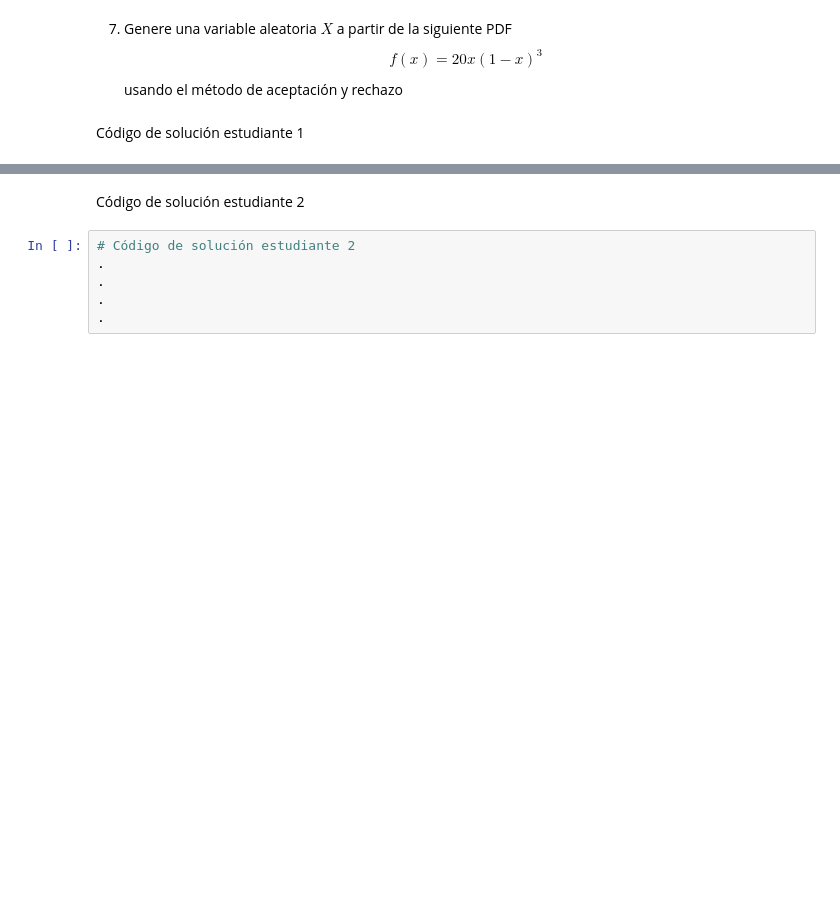
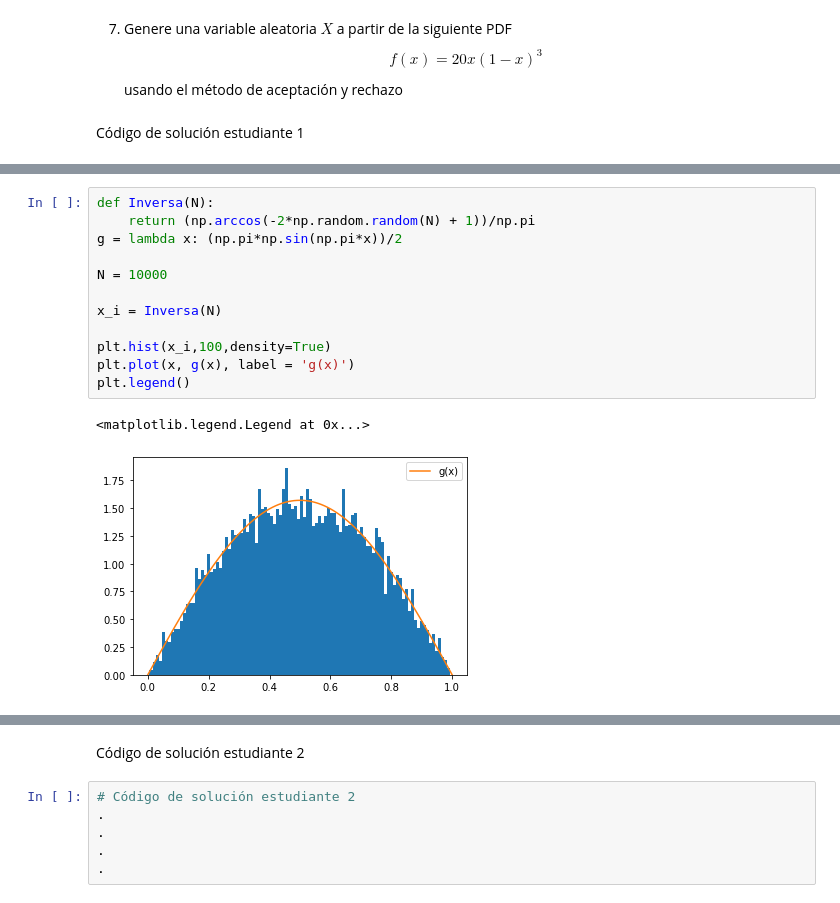
Before and after one commit to Kike14/ProyectoConjunto_EJRodriguez_LABarriga, a Jupyter notebook: ProyectoConjunto_EJRodriguez_LABarriga.ipynb, the cells around one changed output, grey strips where cells are left out. Drawn from its saved outputs; the diff is of its cells as text; blank space fills up the shorter version.

```diff
--- a/ProyectoConjunto_EJRodriguez_LABarriga.ipynb
+++ b/ProyectoConjunto_EJRodriguez_LABarriga.ipynb
@@ -42,0 +84,15 @@ Código de solución estudiante 1
+# %%
+def Inversa(N):
+    return (np.arccos(-2*np.random.random(N) + 1))/np.pi
+g = lambda x: (np.pi*np.sin(np.pi*x))/2
+
+N = 10000
+
+x_i = Inversa(N)
+
+plt.hist(x_i,100,density=True)
+plt.plot(x, g(x), label = 'g(x)')
+plt.legend()
+# %% [output]
+<matplotlib.legend.Legend at 0x...>
+[figure, added]
```
Also changed, not shown: parts of 7 cells of this notebook.
